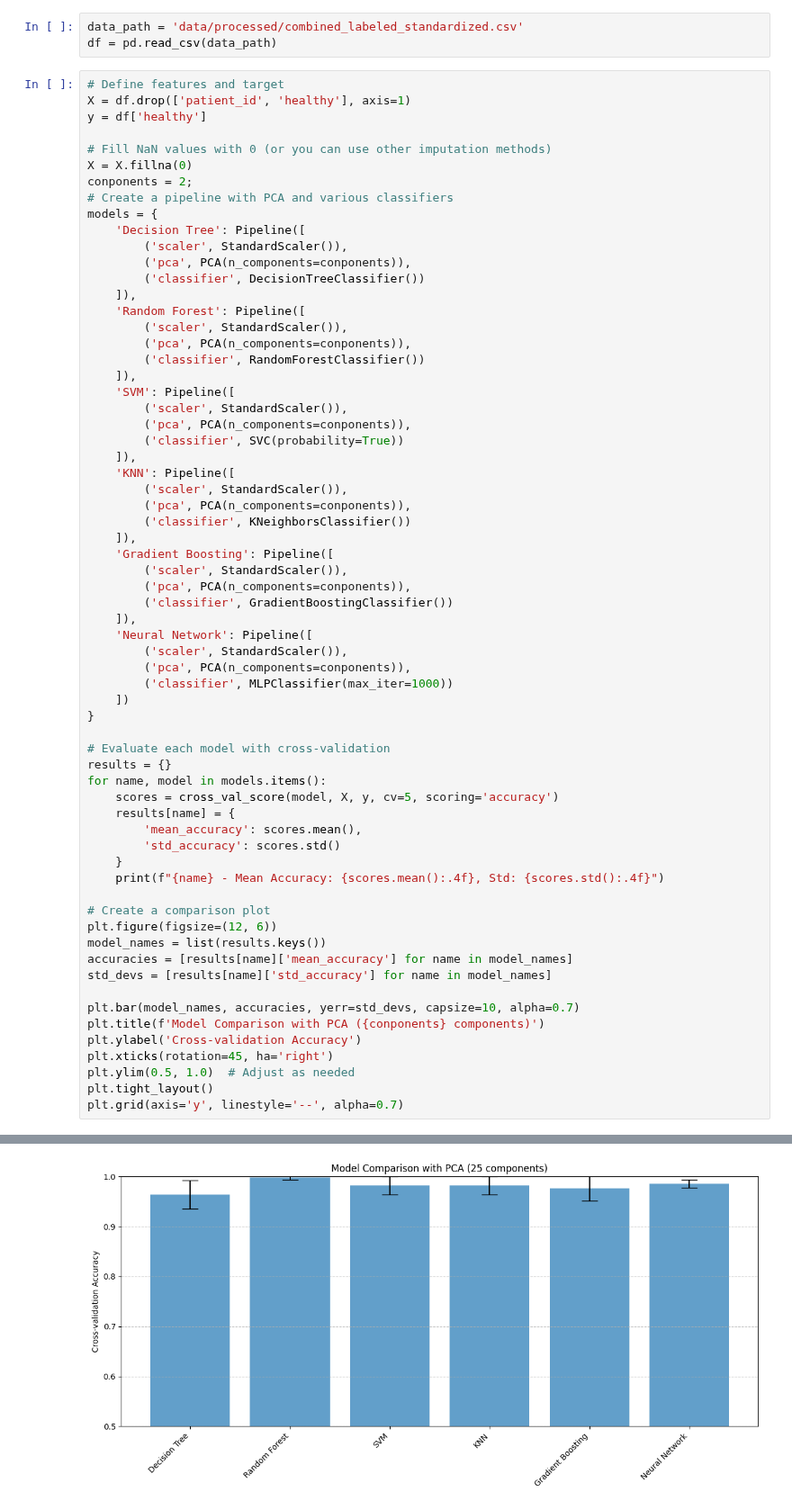
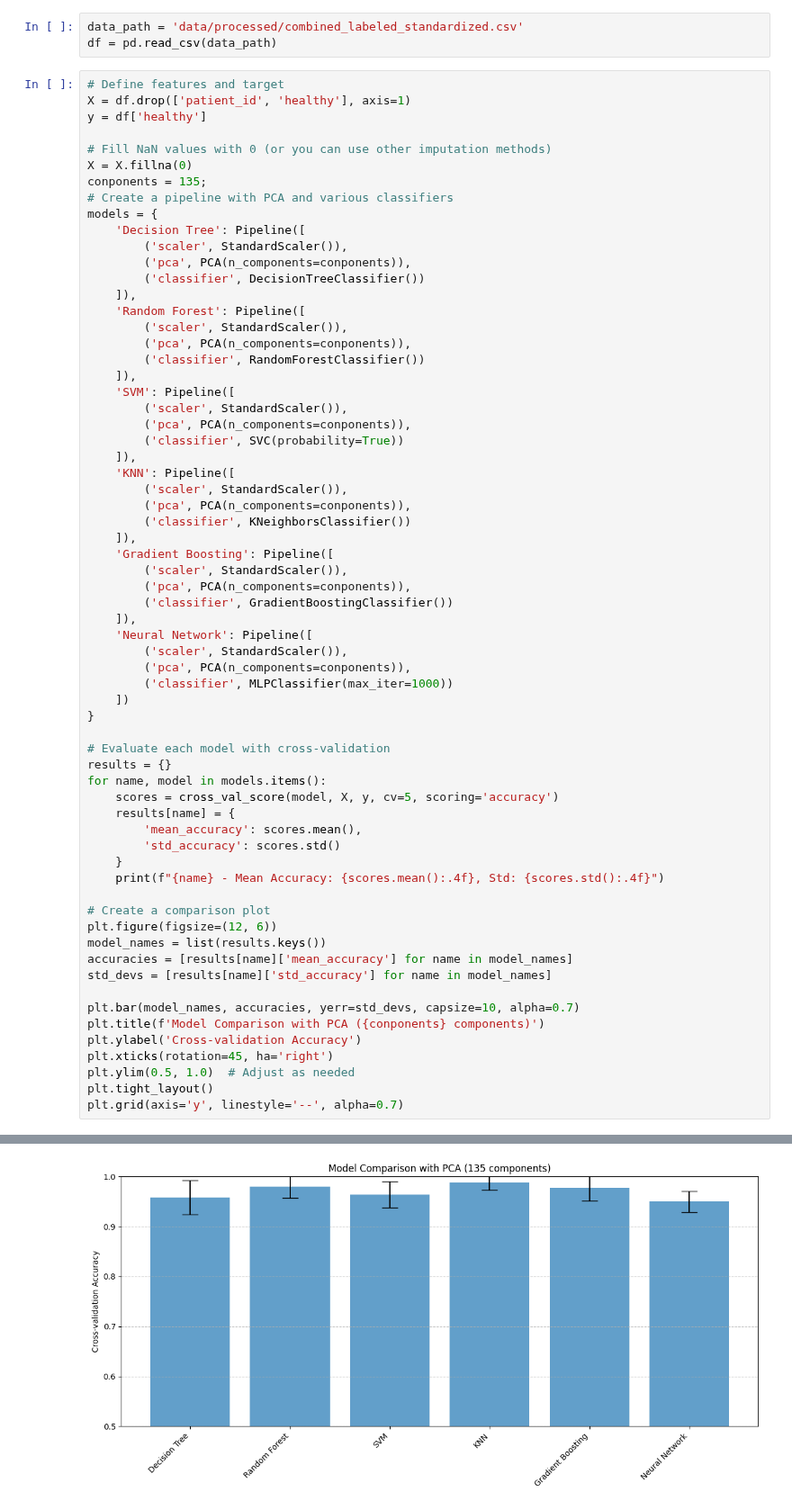
Before and after one commit to tobitotaku/ai-brain-tumor, a Jupyter notebook: iets.ipynb, the cells around one changed output, grey strips where cells are left out. Shown at 90% size. Saved outputs shown, nothing was run; the diff lists cells and outputs as text.

```diff
--- a/iets.ipynb
+++ b/iets.ipynb
@@ -31,7 +31,7 @@ y = df['healthy']
 
 # Fill NaN values with 0 (or you can use other imputation methods)
 X = X.fillna(0)
-conponents = 2;
+conponents = 135;
 # Create a pipeline with PCA and various classifiers
 models = {
     'Decision Tree': Pipeline([
@@ -99 +99 @@ Neural Network - Mean Accuracy: 0.9860, Std: 0.0080
-[figure, old version]
+[figure, new version]
```
Also changed, not shown: parts of 3 cells of this notebook.
